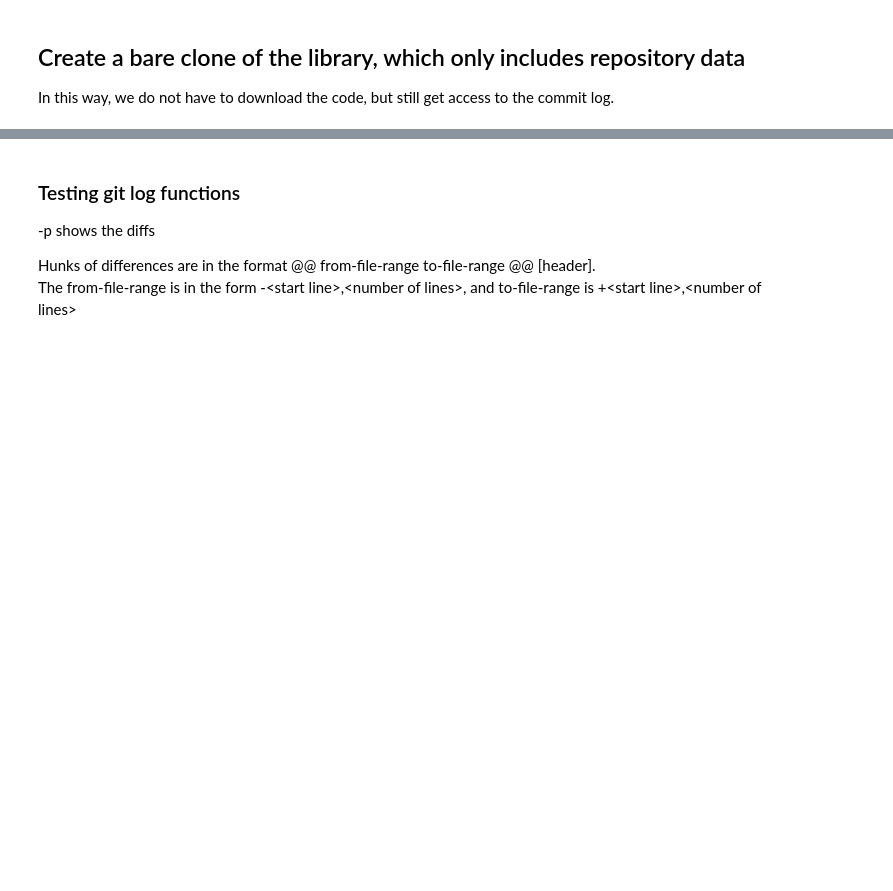
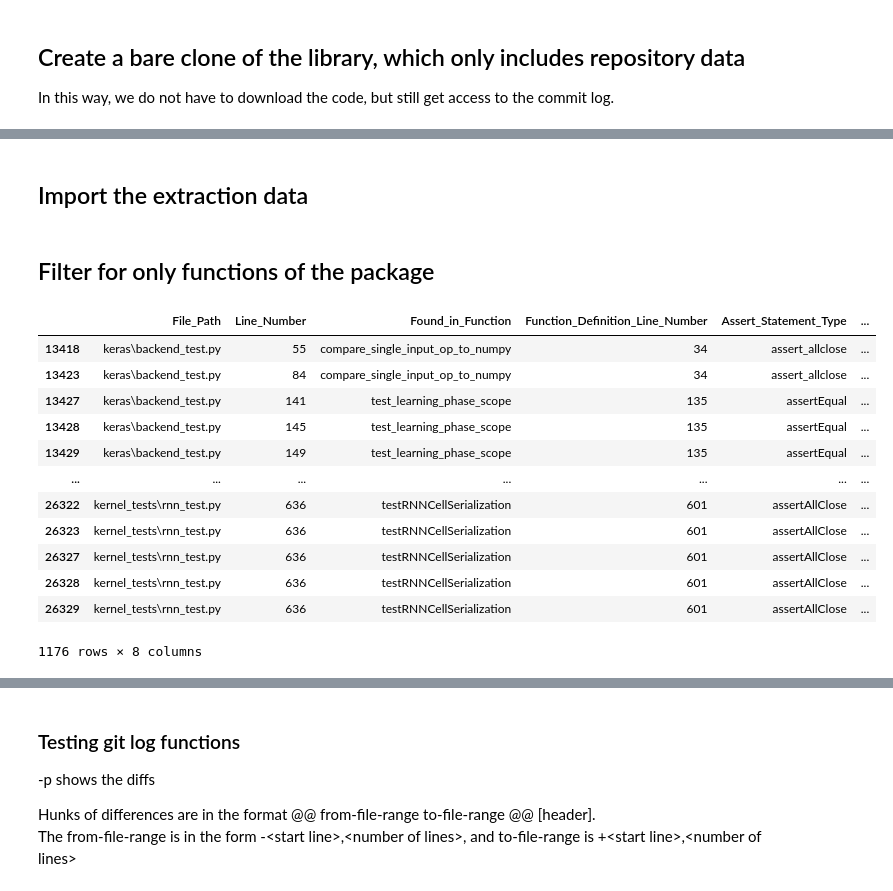
Before and after one commit to AlexanderProchnow/DLL_Testing_Tool, a Jupyter notebook: Code/2_Commit_Extraction_and_Analysis/1_Extracting_commits.ipynb, the cells around one changed output, grey strips where cells are left out. Cells and saved outputs as stored; diff of their text form; code cells hidden in the pictures; blank space fills up the shorter version.

```diff
--- a/Code/2_Commit_Extraction_and_Analysis/1_Extracting_commits.ipynb
+++ b/Code/2_Commit_Extraction_and_Analysis/1_Extracting_commits.ipynb
@@ -37,0 +81,29 @@ A:\BachelorThesis\DLL_Testing_Tool\Code\2_Commit_Extraction_and_Analysis\temp_ba
+# %% [markdown]
+## Import the extraction data
+# %%
+# import tensorflow 1.12.0 data
+df_tensorflow_1_12_0 = pd.read_csv('../../1_Test_Case_Extraction_and_Analysis/extracted_data/tensorflow_1.12.0_data.csv')
+# %% [markdown]
+## Filter for only functions of the package
+# %%
+package_name = 'keras'
+# As a temporary solution, we will filter these for functions that contain 'package_name.' specifically
+column_to_filter = 'Differential_Test_Function'
+filter_keyword = package_name + '\.'
+
+relevant_test_cases = df_tensorflow_1_12_0[df_tensorflow_1_12_0[column_to_filter].str.contains(filter_keyword, na=False)]
+relevant_test_cases
+# %% [output]
+|  | File_Path | Line_Number | Found_in_Function | Function_Definition_Line_Number | Assert_Statement_Type | ... |
+| 13418 | keras\backend_test.py | 55 | compare_single_input_op_to_numpy | 34 | assert_allclose | ... |
+| 13423 | keras\backend_test.py | 84 | compare_single_input_op_to_numpy | 34 | assert_allclose | ... |
+| 13427 | keras\backend_test.py | 141 | test_learning_phase_scope | 135 | assertEqual | ... |
+| 13428 | keras\backend_test.py | 145 | test_learning_phase_scope | 135 | assertEqual | ... |
+| 13429 | keras\backend_test.py | 149 | test_learning_phase_scope | 135 | assertEqual | ... |
+| ... | ... | ... | ... | ... | ... | ... |
+| 26322 | kernel_tests\rnn_test.py | 636 | testRNNCellSerialization | 601 | assertAllClose | ... |
+| 26323 | kernel_tests\rnn_test.py | 636 | testRNNCellSerialization | 601 | assertAllClose | ... |
+| 26327 | kernel_tests\rnn_test.py | 636 | testRNNCellSerialization | 601 | assertAllClose | ... |
+| 26328 | kernel_tests\rnn_test.py | 636 | testRNNCellSerialization | 601 | assertAllClose | ... |
+| 26329 | kernel_tests\rnn_test.py | 636 | testRNNCellSerialization | 601 | assertAllClose | ... |
+1176 rows × 8 columns
```
Also changed, not shown: parts of 28 cells of this notebook, 4 other files.
